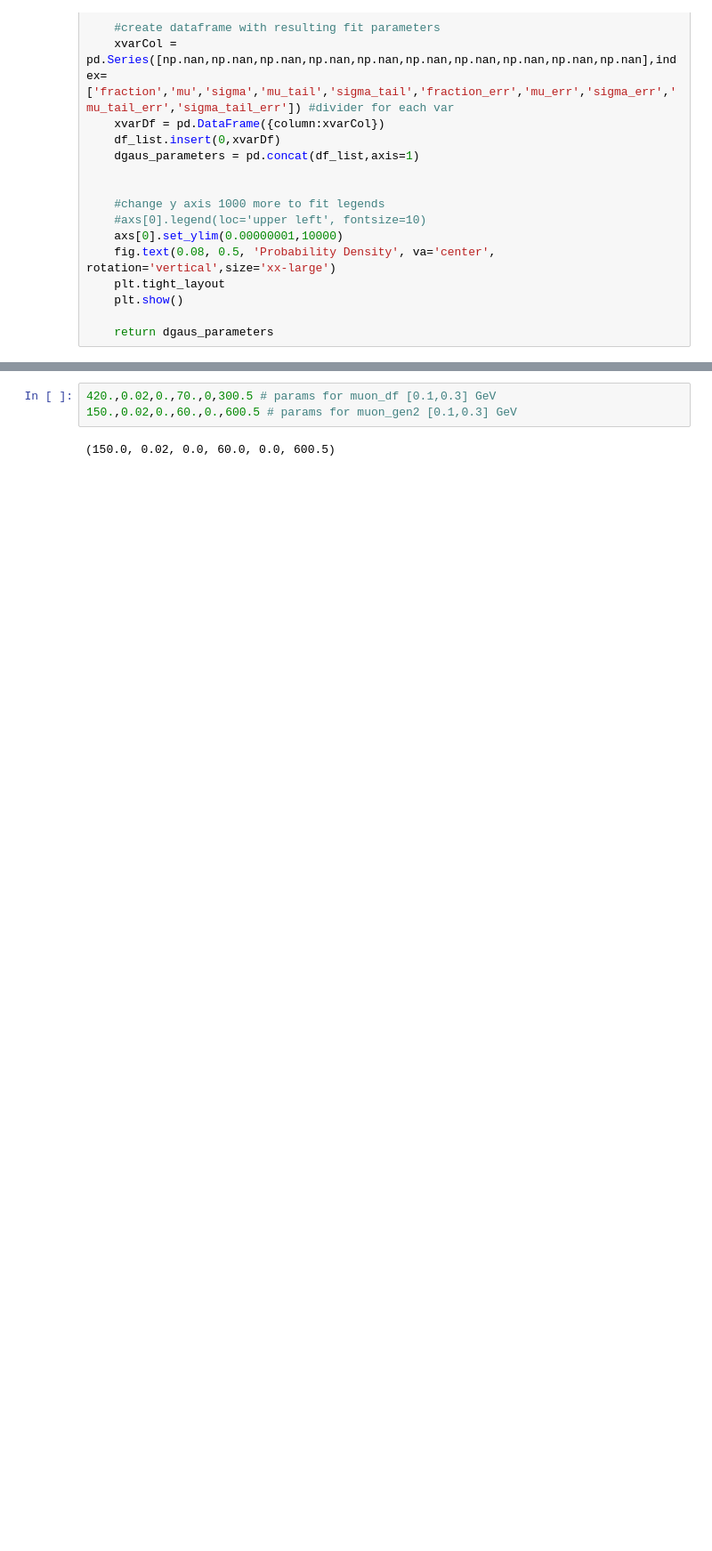
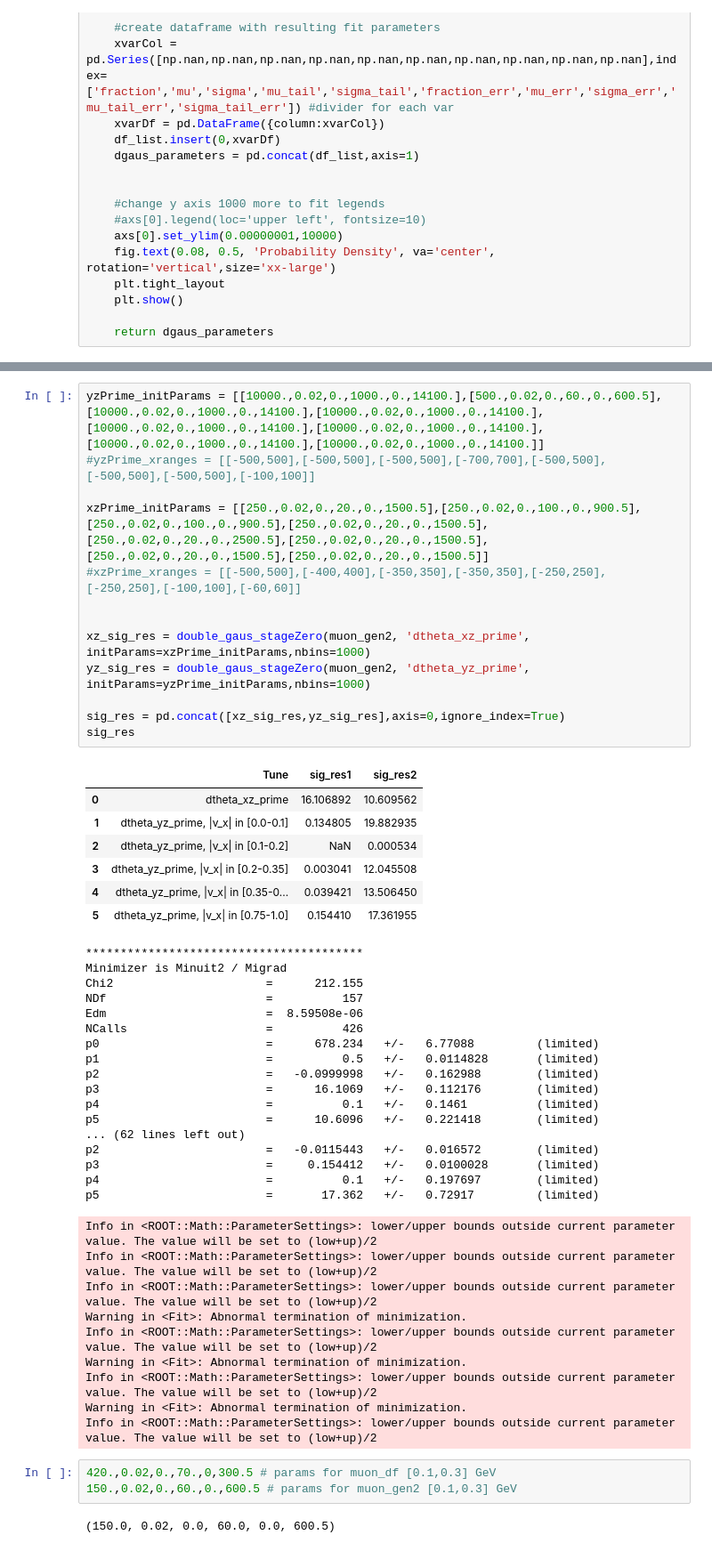
Before and after one commit to rhin525/mcs-dgaus, a Jupyter notebook: notebooks/mcs_MCSimStudy.ipynb, the cells around one changed output, grey strips where cells are left out. Shown at 89% size. Drawn from its saved outputs; the diff is of its cells as text; blank space fills up the shorter version.

```diff
--- a/notebooks/mcs_MCSimStudy.ipynb
+++ b/notebooks/mcs_MCSimStudy.ipynb
@@ -673,3 +889,50 @@ Info in <ROOT::Math::ParameterSettings>: lower/upper bounds outside current para
+# %%
+yzPrime_initParams = [[10000.,0.02,0.,1000.,0.,14100.],[500.,0.02,0.,60.,0.,600.5],[10000.,0.02,0.,1000.,0.,14100.],[10000.,0.02,0.,1000.,0.,14100.],[10000.,0.02,0.,1000.,0.,14100.],[10000.,0.02,0.,1000.,0.,14100.],[10000.,0.02,0.,1000.,0.,14100.],[10000.,0.02,0.,1000.,0.,14100.]]
+#yzPrime_xranges = [[-500,500],[-500,500],[-500,500],[-700,700],[-500,500],[-500,500],[-500,500],[-100,100]]
+
+xzPrime_initParams = [[250.,0.02,0.,20.,0.,1500.5],[250.,0.02,0.,100.,0.,900.5],[250.,0.02,0.,100.,0.,900.5],[250.,0.02,0.,20.,0.,1500.5],[250.,0.02,0.,20.,0.,2500.5],[250.,0.02,0.,20.,0.,1500.5],[250.,0.02,0.,20.,0.,1500.5],[250.,0.02,0.,20.,0.,1500.5]]
+#xzPrime_xranges = [[-500,500],[-400,400],[-350,350],[-350,350],[-250,250],[-250,250],[-100,100],[-60,60]]
+
+
+xz_sig_res = double_gaus_stageZero(muon_gen2, 'dtheta_xz_prime', initParams=xzPrime_initParams,nbins=1000)
+yz_sig_res = double_gaus_stageZero(muon_gen2, 'dtheta_yz_prime', initParams=yzPrime_initParams,nbins=1000)
+
+sig_res = pd.concat([xz_sig_res,yz_sig_res],axis=0,ignore_index=True)
+sig_res
+# %% [output]
+|  | Tune | sig_res1 | sig_res2 |
+| 0 | dtheta_xz_prime | 16.106892 | 10.609562 |
+| 1 | dtheta_yz_prime, |v_x| in [0.0-0.1] | 0.134805 | 19.882935 |
+| 2 | dtheta_yz_prime, |v_x| in [0.1-0.2] | NaN | 0.000534 |
+| 3 | dtheta_yz_prime, |v_x| in [0.2-0.35] | 0.003041 | 12.045508 |
+| 4 | dtheta_yz_prime, |v_x| in [0.35-0... | 0.039421 | 13.506450 |
+| 5 | dtheta_yz_prime, |v_x| in [0.75-1.0] | 0.154410 | 17.361955 |
+****************************************
+Minimizer is Minuit2 / Migrad
+Chi2                      =      212.155
+NDf                       =          157
+Edm                       =  8.59508e-06
+NCalls                    =          426
+p0                        =      678.234   +/-   6.77088         (limited)
+p1                        =          0.5   +/-   0.0114828       (limited)
+p2                        =   -0.0999998   +/-   0.162988        (limited)
+p3                        =      16.1069   +/-   0.112176        (limited)
+p4                        =          0.1   +/-   0.1461          (limited)
+p5                        =      10.6096   +/-   0.221418        (limited)
+... (62 lines left out)
+p2                        =   -0.0115443   +/-   0.016572        (limited)
+p3                        =     0.154412   +/-   0.0100028       (limited)
+p4                        =          0.1   +/-   0.197697        (limited)
+p5                        =       17.362   +/-   0.72917         (limited)
+Info in <ROOT::Math::ParameterSettings>: lower/upper bounds outside current parameter value. The value will be set to (low+up)/2
+Info in <ROOT::Math::ParameterSettings>: lower/upper bounds outside current parameter value. The value will be set to (low+up)/2
+Info in <ROOT::Math::ParameterSettings>: lower/upper bounds outside current parameter value. The value will be set to (low+up)/2
+Warning in <Fit>: Abnormal termination of minimization.
+Info in <ROOT::Math::ParameterSettings>: lower/upper bounds outside current parameter value. The value will be set to (low+up)/2
+Warning in <Fit>: Abnormal termination of minimization.
+Info in <ROOT::Math::ParameterSettings>: lower/upper bounds outside current parameter value. The value will be set to (low+up)/2
+Warning in <Fit>: Abnormal termination of minimization.
+Info in <ROOT::Math::ParameterSettings>: lower/upper bounds outside current parameter value. The value will be set to (low+up)/2
 # %%
 420.,0.02,0.,70.,0,300.5 # params for muon_df [0.1,0.3] GeV
 150.,0.02,0.,60.,0.,600.5 # params for muon_gen2 [0.1,0.3] GeV
```
Also changed, not shown: parts of 6 cells of this notebook.
